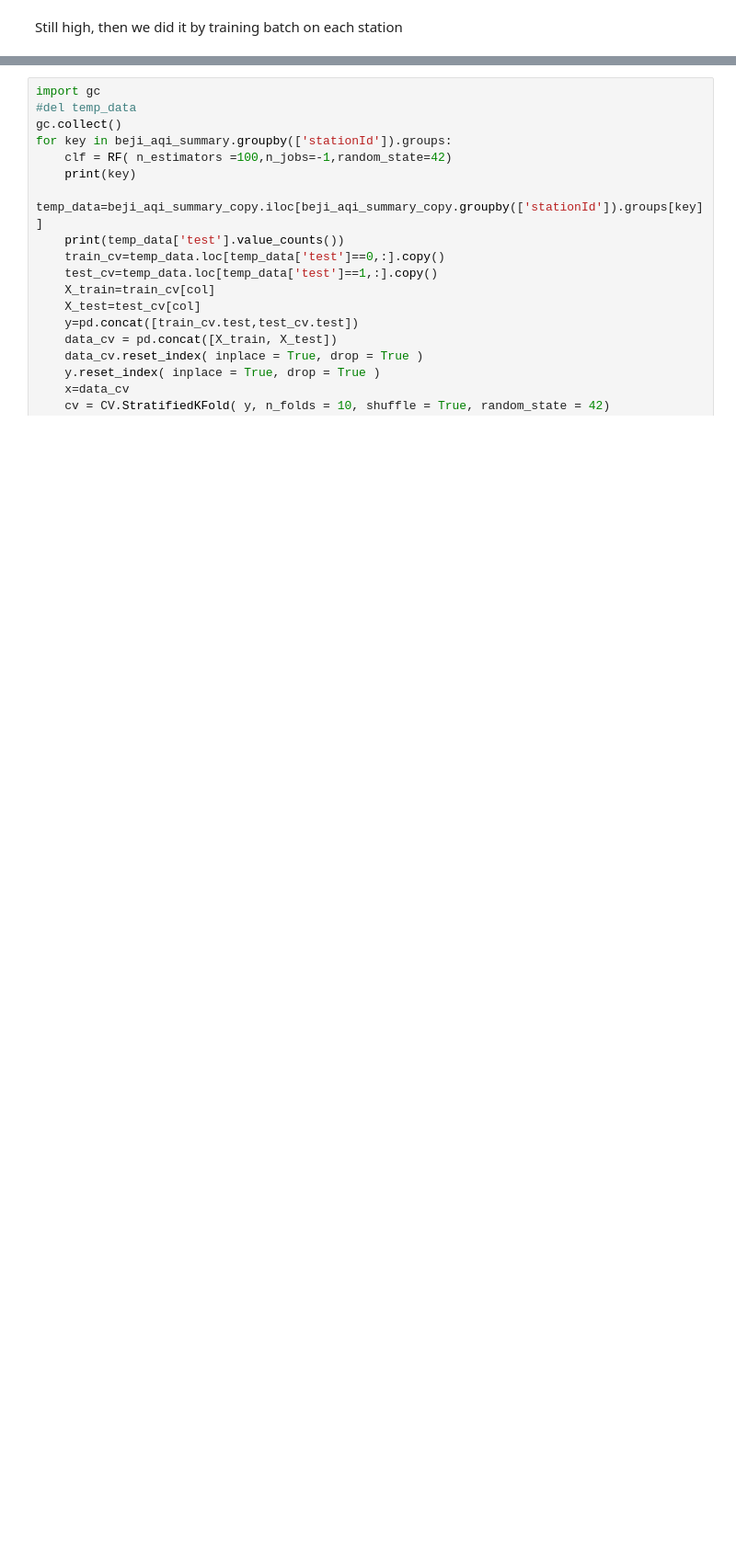
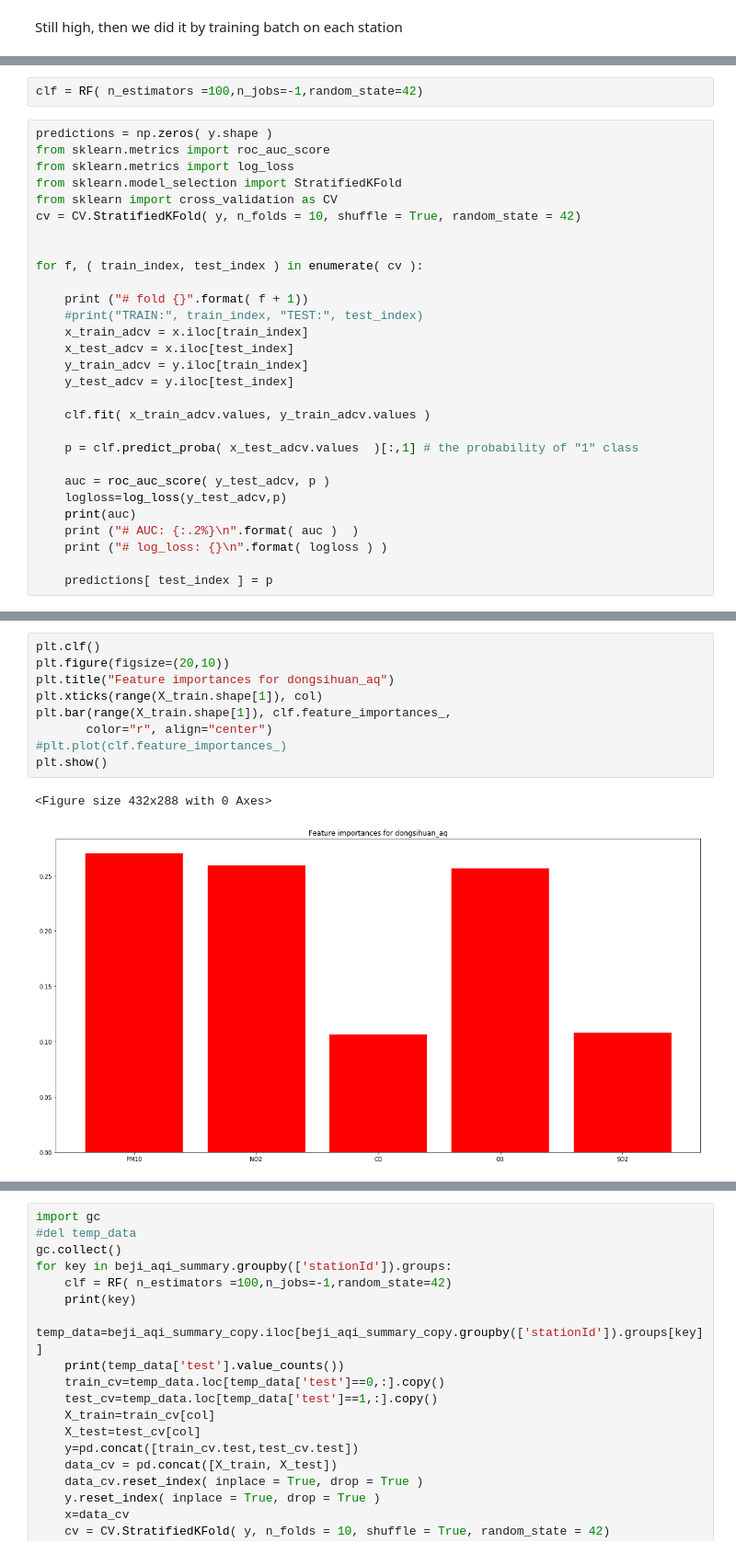
Before and after one commit to JasonEricZhan/KDD_Cup_2018, a Jupyter notebook: Adverserial validation for EDA.ipynb, the cells around one changed output, grey strips where cells are left out. Shown at 92% size. Cells and saved outputs as stored; diff of their text form; blank space fills up the shorter version.

```diff
--- a/Adverserial validation for EDA.ipynb
+++ b/Adverserial validation for EDA.ipynb
@@ -602,0 +631,31 @@ Still high, then we did it by training batch on each station
+# %%
+clf = RF( n_estimators =100,n_jobs=-1,random_state=42)
+# %%
+predictions = np.zeros( y.shape )
+from sklearn.metrics import roc_auc_score
+from sklearn.metrics import log_loss
+from sklearn.model_selection import StratifiedKFold
+from sklearn import cross_validation as CV
+cv = CV.StratifiedKFold( y, n_folds = 10, shuffle = True, random_state = 42)
+
+
+for f, ( train_index, test_index ) in enumerate( cv ):
+
+    print ("# fold {}".format( f + 1))
+    #print("TRAIN:", train_index, "TEST:", test_index)
+    x_train_adcv = x.iloc[train_index]
+    x_test_adcv = x.iloc[test_index]
+    y_train_adcv = y.iloc[train_index]
+    y_test_adcv = y.iloc[test_index]
+
+    clf.fit( x_train_adcv.values, y_train_adcv.values )
+
+    p = clf.predict_proba( x_test_adcv.values  )[:,1] # the probability of "1" class
+
+    auc = roc_auc_score( y_test_adcv, p )
+    logloss=log_loss(y_test_adcv,p)
+    print(auc)
+    print ("# AUC: {:.2%}\n".format( auc )	)
+    print ("# log_loss: {}\n".format( logloss )	)
+
+    predictions[ test_index ] = p
@@ -603,3 +682,15 @@ Still high, then we did it by training batch on each station
+# %%
+plt.clf()
+plt.figure(figsize=(20,10))
+plt.title("Feature importances for dongsihuan_aq")
+plt.xticks(range(X_train.shape[1]), col)
+plt.bar(range(X_train.shape[1]), clf.feature_importances_,
+       color="r", align="center")
+#plt.plot(clf.feature_importances_)
+plt.show()
+# %% [output]
+<Figure size 432x288 with 0 Axes>
+[figure, added]
 # %%
 col
 # %% [output]
```
Also changed, not shown: parts of 15 cells of this notebook.
